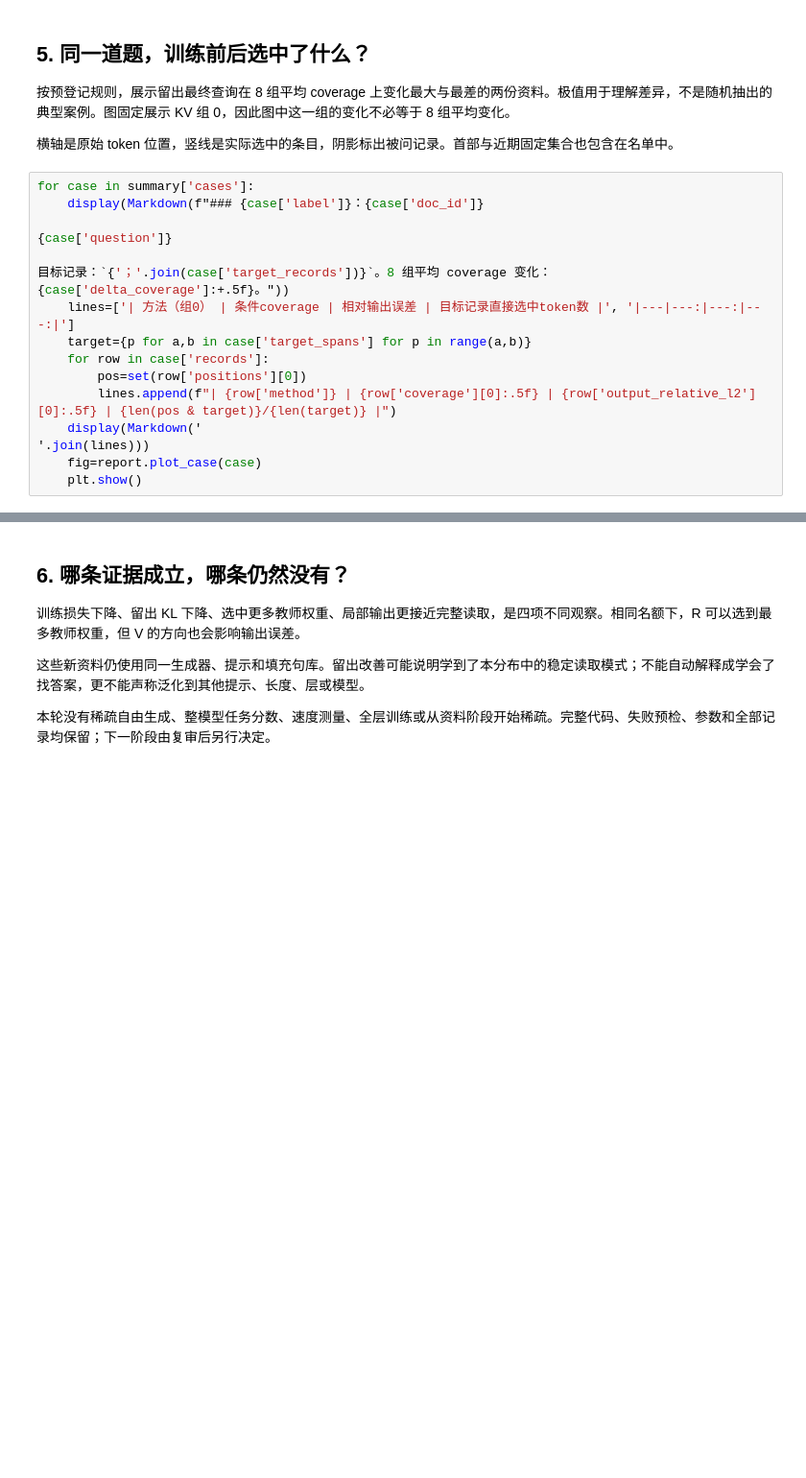
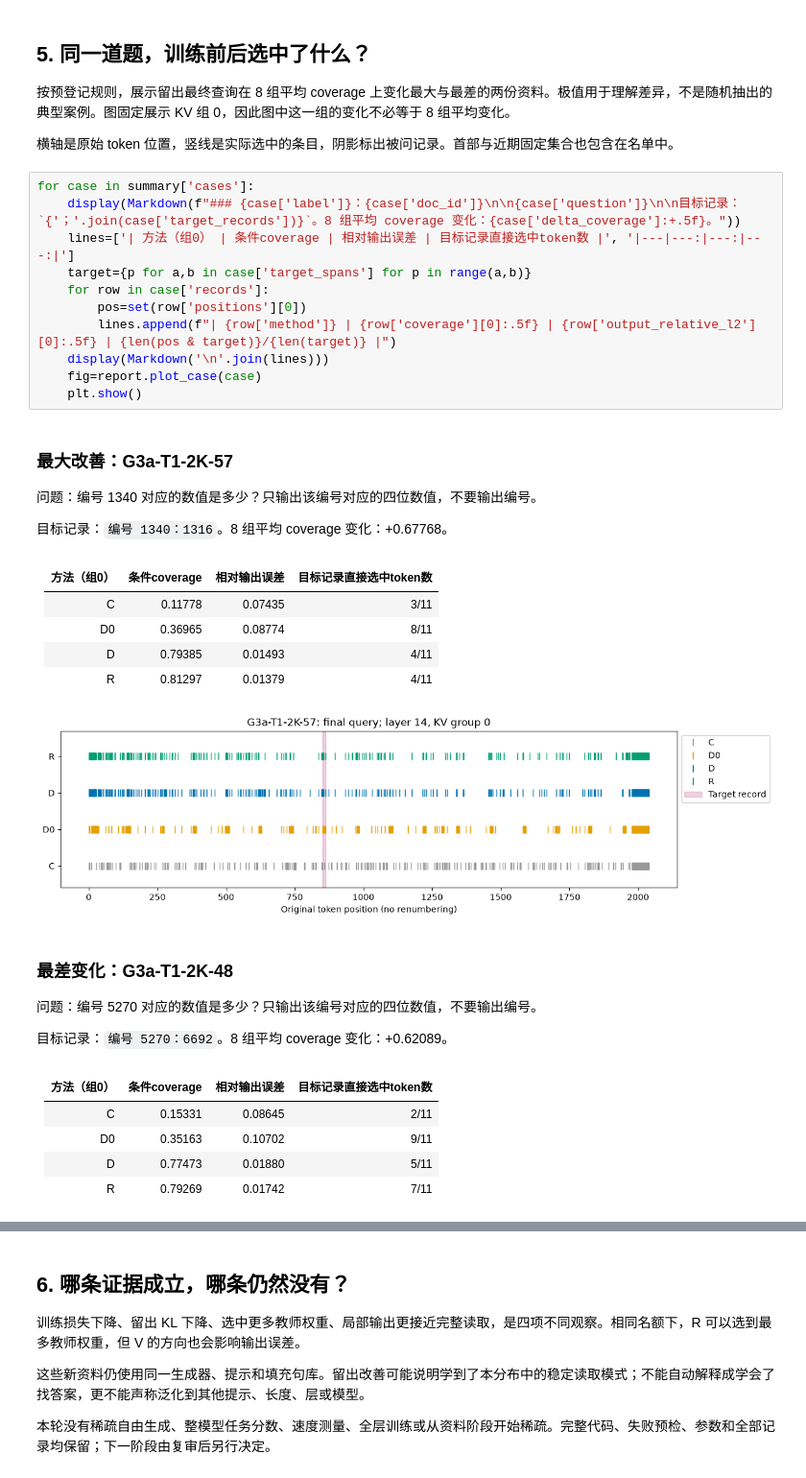
Before and after one commit to wlvh/attention-lab, a Jupyter notebook: notebooks/04_can_an_indexer_learn.ipynb, the cells around one changed output, grey strips where cells are left out. Shown at 96% size. Cells and saved outputs as stored; diff of their text form; blank space fills up the shorter version.

```diff
--- a/notebooks/04_can_an_indexer_learn.ipynb
+++ b/notebooks/04_can_an_indexer_learn.ipynb
@@ -104,17 +197,36 @@ print('总读取比例范围:', min(r['selected_count']/r['legal'] for r in evid
 横轴是原始 token 位置，竖线是实际选中的条目，阴影标出被问记录。首部与近期固定集合也包含在名单中。
 # %%
 for case in summary['cases']:
-    display(Markdown(f"### {case['label']}：{case['doc_id']}
-
-{case['question']}
-
-目标记录：`{'；'.join(case['target_records'])}`。8 组平均 coverage 变化：{case['delta_coverage']:+.5f}。"))
+    display(Markdown(f"### {case['label']}：{case['doc_id']}\n\n{case['question']}\n\n目标记录：`{'；'.join(case['target_records'])}`。8 组平均 coverage 变化：{case['delta_coverage']:+.5f}。"))
     lines=['| 方法（组0） | 条件coverage | 相对输出误差 | 目标记录直接选中token数 |', '|---|---:|---:|---:|']
     target={p for a,b in case['target_spans'] for p in range(a,b)}
     for row in case['records']:
         pos=set(row['positions'][0])
         lines.append(f"| {row['method']} | {row['coverage'][0]:.5f} | {row['output_relative_l2'][0]:.5f} | {len(pos & target)}/{len(target)} |")
-    display(Markdown('
-'.join(lines)))
+    display(Markdown('\n'.join(lines)))
     fig=report.plot_case(case)
     plt.show()
+# %% [output]
+### 最大改善：G3a-T1-2K-57
+
+问题：编号 1340 对应的数值是多少？只输出该编号对应的四位数值，不要输出编号。
+
+目标记录：`编号 1340：1316`。8 组平均 coverage 变化：+0.67768。
+| 方法（组0） | 条件coverage | 相对输出误差 | 目标记录直接选中token数 |
+|---|---:|---:|---:|
+| C | 0.11778 | 0.07435 | 3/11 |
+| D0 | 0.36965 | 0.08774 | 8/11 |
+| D | 0.79385 | 0.01493 | 4/11 |
+| R | 0.81297 | 0.01379 | 4/11 |
+[figure, added]
+### 最差变化：G3a-T1-2K-48
+
+问题：编号 5270 对应的数值是多少？只输出该编号对应的四位数值，不要输出编号。
+
+目标记录：`编号 5270：6692`。8 组平均 coverage 变化：+0.62089。
+| 方法（组0） | 条件coverage | 相对输出误差 | 目标记录直接选中token数 |
+|---|---:|---:|---:|
+| C | 0.15331 | 0.08645 | 2/11 |
+| D0 | 0.35163 | 0.10702 | 9/11 |
+| D | 0.77473 | 0.01880 | 5/11 |
+| R | 0.79269 | 0.01742 | 7/11 |
```
Also changed, not shown: parts of 11 cells of this notebook, 18 other files.
